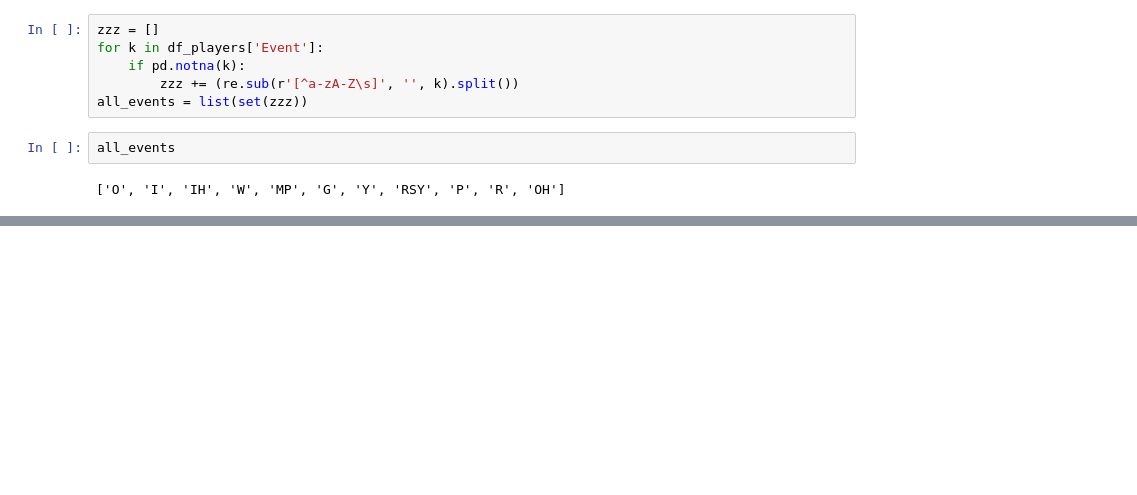
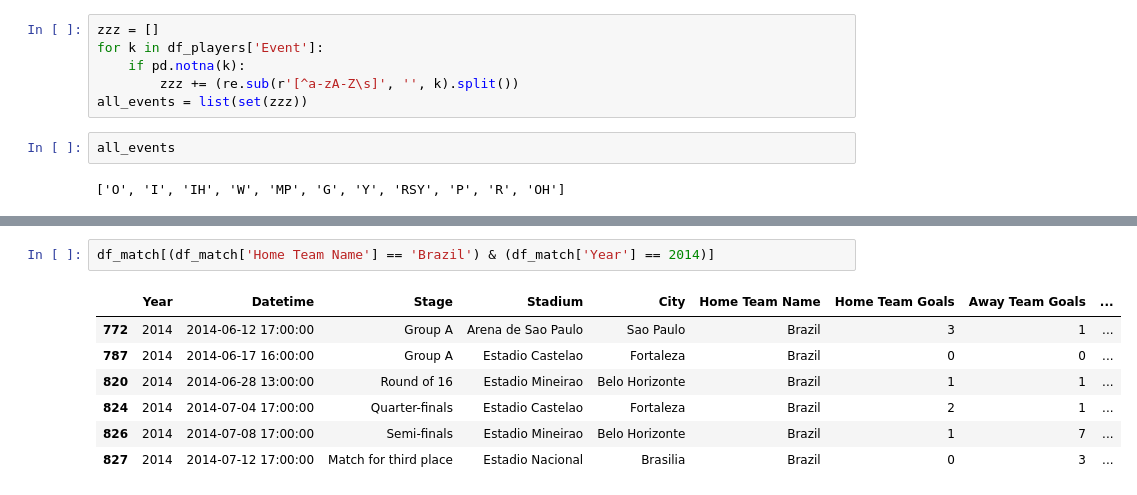
Before and after one commit to CaptainHippie/World-Cup-Analysis, a Jupyter notebook: fifa-wc.ipynb, the cells around one changed output, grey strips where cells are left out. Saved outputs shown, nothing was run; the diff lists cells and outputs as text; blank space fills up the shorter version.

```diff
--- a/fifa-wc.ipynb
+++ b/fifa-wc.ipynb
@@ -939,0 +847,10 @@ df_players[df_players['Event'].str.count('R')>0]
+# %%
+df_match[(df_match['Home Team Name'] == 'Brazil') & (df_match['Year'] == 2014)]
+# %% [output]
+|  | Year | Datetime | Stage | Stadium | City | Home Team Name | Home Team Goals | Away Team Goals | ... |
+| 772 | 2014 | 2014-06-12 17:00:00 | Group A | Arena de Sao Paulo | Sao Paulo | Brazil | 3 | 1 | ... |
+| 787 | 2014 | 2014-06-17 16:00:00 | Group A | Estadio Castelao | Fortaleza | Brazil | 0 | 0 | ... |
+| 820 | 2014 | 2014-06-28 13:00:00 | Round of 16 | Estadio Mineirao | Belo Horizonte | Brazil | 1 | 1 | ... |
+| 824 | 2014 | 2014-07-04 17:00:00 | Quarter-finals | Estadio Castelao | Fortaleza | Brazil | 2 | 1 | ... |
+| 826 | 2014 | 2014-07-08 17:00:00 | Semi-finals | Estadio Mineirao | Belo Horizonte | Brazil | 1 | 7 | ... |
+| 827 | 2014 | 2014-07-12 17:00:00 | Match for third place | Estadio Nacional | Brasilia | Brazil | 0 | 3 | ... |
```
Also changed, not shown: parts of 28 cells of this notebook, 2 other files.
